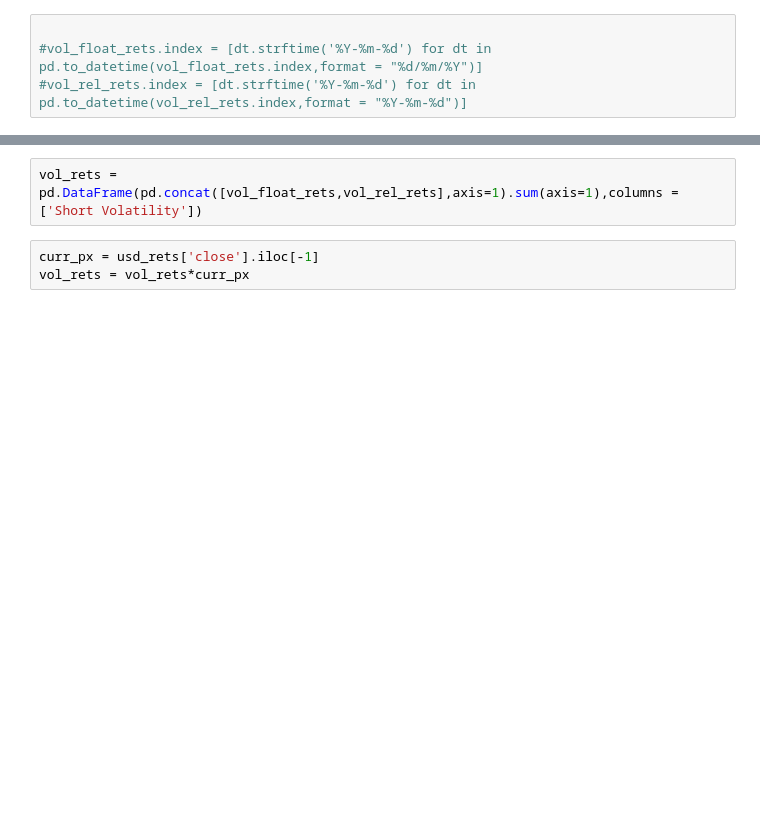
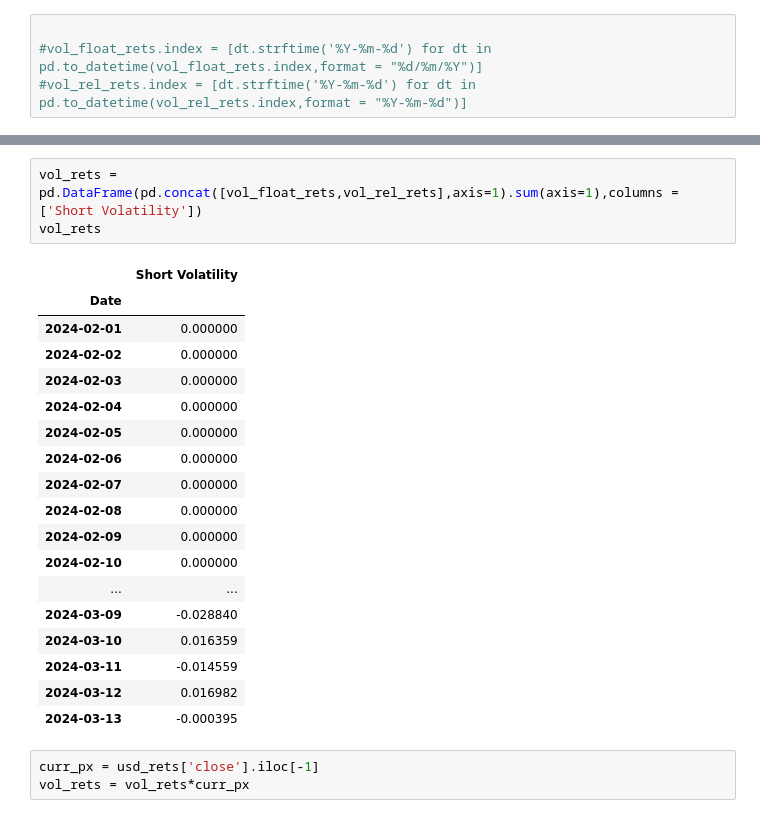
Before and after one commit to kmavyrle/QuantMasterFund, a Jupyter notebook: Crypto/TacticalBetaConvexity/test.ipynb, the cells around one changed output, grey strips where cells are left out. Drawn from its saved outputs; the diff is of its cells as text; blank space fills up the shorter version.

```diff
--- a/Crypto/TacticalBetaConvexity/test.ipynb
+++ b/Crypto/TacticalBetaConvexity/test.ipynb
@@ -124,5 +124,25 @@ vol_float_rets
 # %%
 vol_rets = pd.DataFrame(pd.concat([vol_float_rets,vol_rel_rets],axis=1).sum(axis=1),columns = ['Short Volatility'])
+vol_rets
+# %% [output]
+|  | Short Volatility |
+| Date |  |
+| 2024-02-01 | 0.000000 |
+| 2024-02-02 | 0.000000 |
+| 2024-02-03 | 0.000000 |
+| 2024-02-04 | 0.000000 |
+| 2024-02-05 | 0.000000 |
+| 2024-02-06 | 0.000000 |
+| 2024-02-07 | 0.000000 |
+| 2024-02-08 | 0.000000 |
+| 2024-02-09 | 0.000000 |
+| 2024-02-10 | 0.000000 |
+| ... | ... |
+| 2024-03-09 | -0.028840 |
+| 2024-03-10 | 0.016359 |
+| 2024-03-11 | -0.014559 |
+| 2024-03-12 | 0.016982 |
+| 2024-03-13 | -0.000395 |
 # %%
 curr_px = usd_rets['close'].iloc[-1]
 vol_rets = vol_rets*curr_px
```
Also changed, not shown: parts of 5 cells of this notebook, 12 other files.
